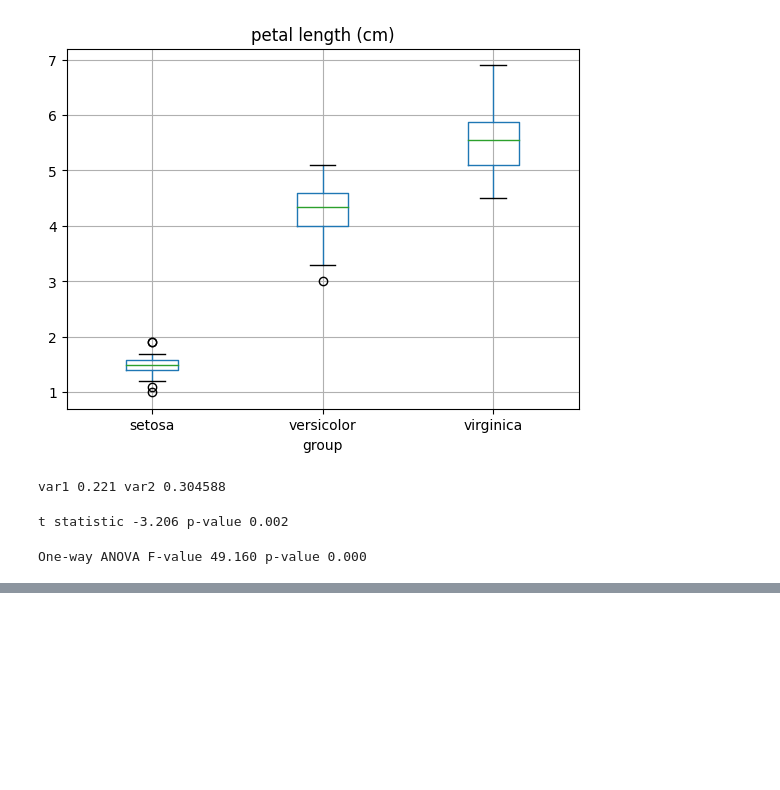
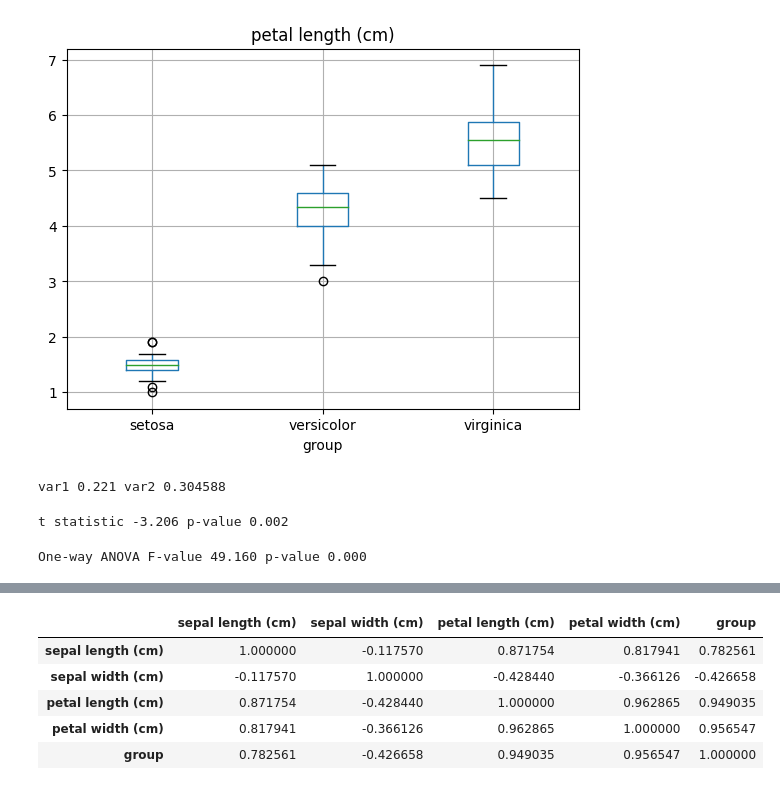
Before and after one commit to ThiagoA-Menezes/P4DS4D2, a Jupyter notebook: Python Codes from the book/P4DS4D2_13_Explorando_Análise_de_dados.ipynb, the cells around one changed output, grey strips where cells are left out. Cells and saved outputs as stored; diff of their text form; code cells hidden in the pictures; blank space fills up the shorter version.

```diff
--- a/Python Codes from the book/P4DS4D2_13_Explorando_Análise_de_dados.ipynb
+++ b/Python Codes from the book/P4DS4D2_13_Explorando_Análise_de_dados.ipynb
@@ -90,0 +100,9 @@ matrix_of_scatterplots = scatter_matrix(iris_dataframe,
+# %%
+iris_dataframe.corr()
+# %% [output]
+|  | sepal length (cm) | sepal width (cm) | petal length (cm) | petal width (cm) | group |
+| sepal length (cm) | 1.000000 | -0.117570 | 0.871754 | 0.817941 | 0.782561 |
+| sepal width (cm) | -0.117570 | 1.000000 | -0.428440 | -0.366126 | -0.426658 |
+| petal length (cm) | 0.871754 | -0.428440 | 1.000000 | 0.962865 | 0.949035 |
+| petal width (cm) | 0.817941 | -0.366126 | 0.962865 | 1.000000 | 0.956547 |
+| group | 0.782561 | -0.426658 | 0.949035 | 0.956547 | 1.000000 |
```
Also changed, not shown: parts of 5 cells of this notebook.
